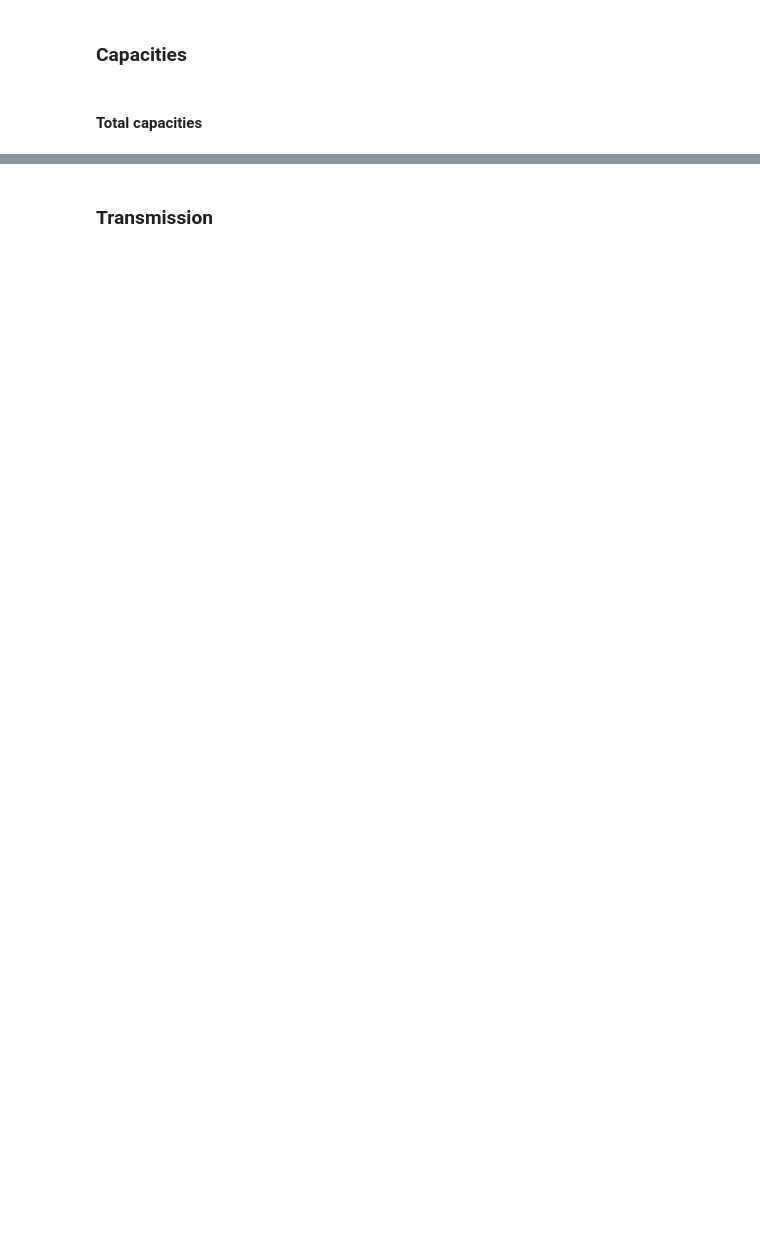
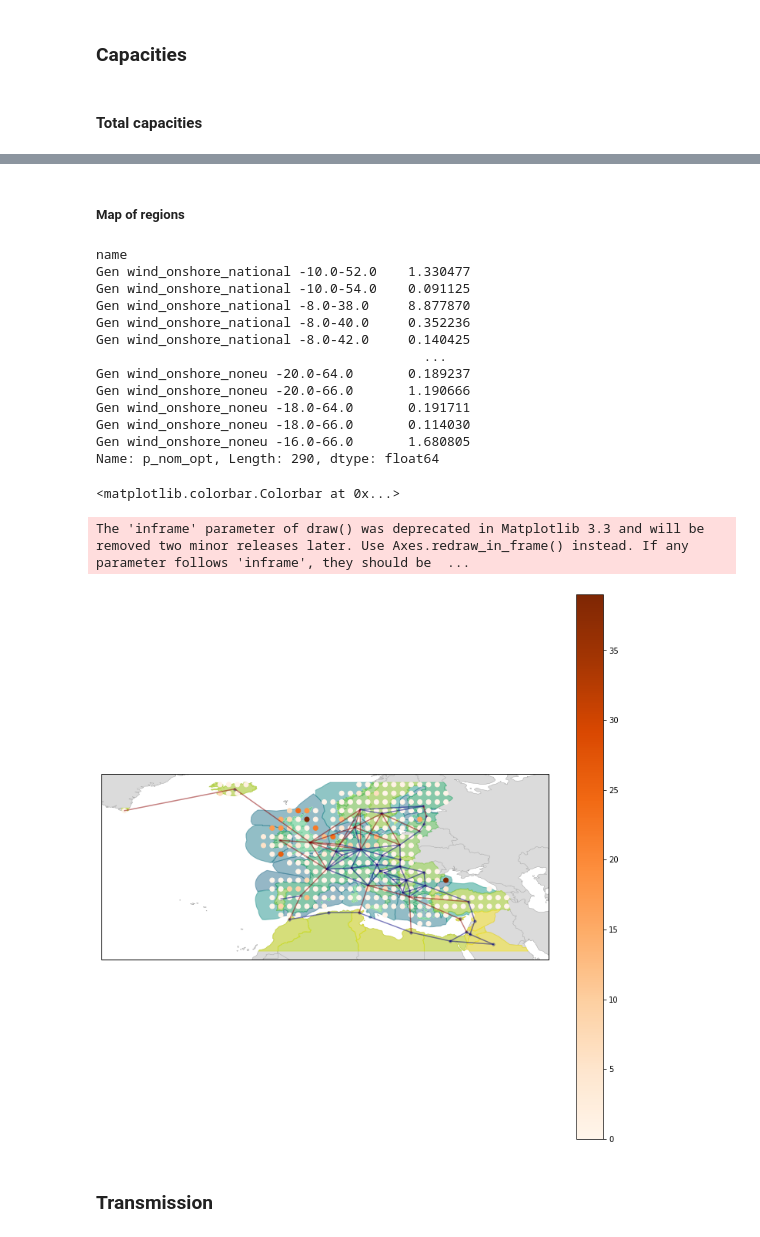
Before and after one commit to montefesp/REplan, a Jupyter notebook: projects/remote/analysis.ipynb, the cells around one changed output, grey strips where cells are left out. Drawn from its saved outputs; the diff is of its cells as text; code cells hidden in the pictures; blank space fills up the shorter version.

```diff
--- a/projects/remote/analysis.ipynb
+++ b/projects/remote/analysis.ipynb
@@ -36,7 +37,7 @@ cases = ["20201119_095054"]
 # %%
 nets = dict.fromkeys(cases)
 for case in cases:
-    output_dir = f'../../output/elia/{case}/'
+    output_dir = f'../../output/remote_siting/{case}/'
     net = Network()
     net.import_from_csv_folder(output_dir)
     nets[case] = net
@@ -326,3 +326,40 @@ plt.savefig(f"windoff_capacities_{year}.png", bbox_inches="tight")
+# %% [markdown]
+##### Map of regions
+# %%
+from iepy.topologies.core.plot import plot_topology
+import shapely.wkt
+
+min_cap = 1e-3
+res_techs = ["wind_onshore_noneu", "wind_onshore_national", "wind_offshore_national"]
+# Plot region shapes
+ax = plot_topology(net.buses, net.links)
+# Find missing generators
+res_gens = net.generators[(net.generators.type.isin(res_techs)) & (net.generators.p_nom_opt > min_cap)]
+print(res_gens.p_nom_opt)
+#print(net.generators[net.generators.bus == "TN"])
+x = res_gens["x"].values
+y = res_gens["y"].values
+#values = net.generators_t.p_max_pu[res_gens.index].mean()
+values = res_gens.p_nom_opt
+map1 = ax.scatter(x, y, c=values, cmap='Oranges', vmin=0)
+plt.colorbar(map1, ax=ax)
+# %% [output]
+name
+Gen wind_onshore_national -10.0-52.0    1.330477
+Gen wind_onshore_national -10.0-54.0    0.091125
+Gen wind_onshore_national -8.0-38.0     8.877870
+Gen wind_onshore_national -8.0-40.0     0.352236
+Gen wind_onshore_national -8.0-42.0     0.140425
+                                          ...
+Gen wind_onshore_noneu -20.0-64.0       0.189237
+Gen wind_onshore_noneu -20.0-66.0       1.190666
+Gen wind_onshore_noneu -18.0-64.0       0.191711
+Gen wind_onshore_noneu -18.0-66.0       0.114030
+Gen wind_onshore_noneu -16.0-66.0       1.680805
+Name: p_nom_opt, Length: 290, dtype: float64
+<matplotlib.colorbar.Colorbar at 0x...>
+The 'inframe' parameter of draw() was deprecated in Matplotlib 3.3 and will be removed two minor releases later. Use Axes.redraw_in_frame() instead. If any parameter follows 'inframe', they should be  ...
+[figure, added]
 # %% [markdown]
 ### Transmission
 # %%
```
Also changed, not shown: parts of 20 cells of this notebook, 2 other files.
